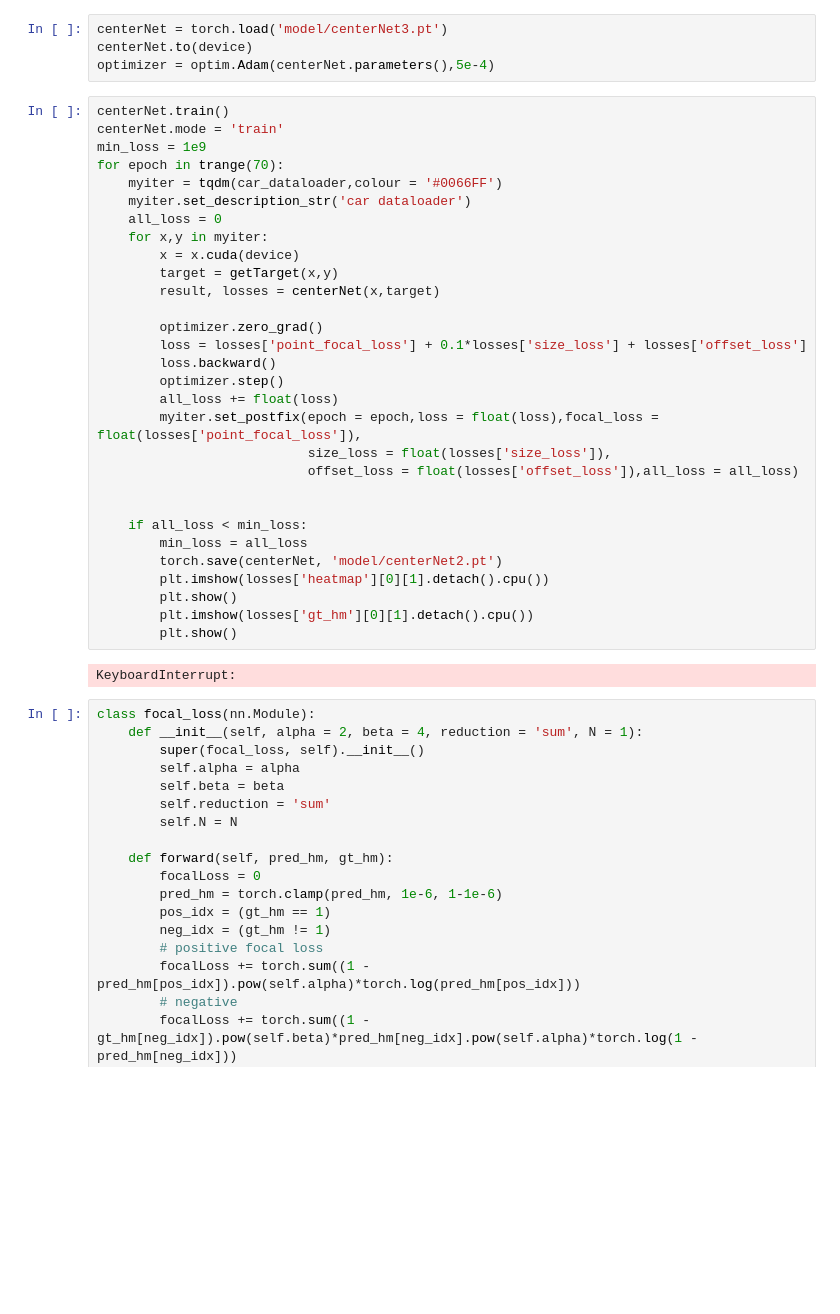
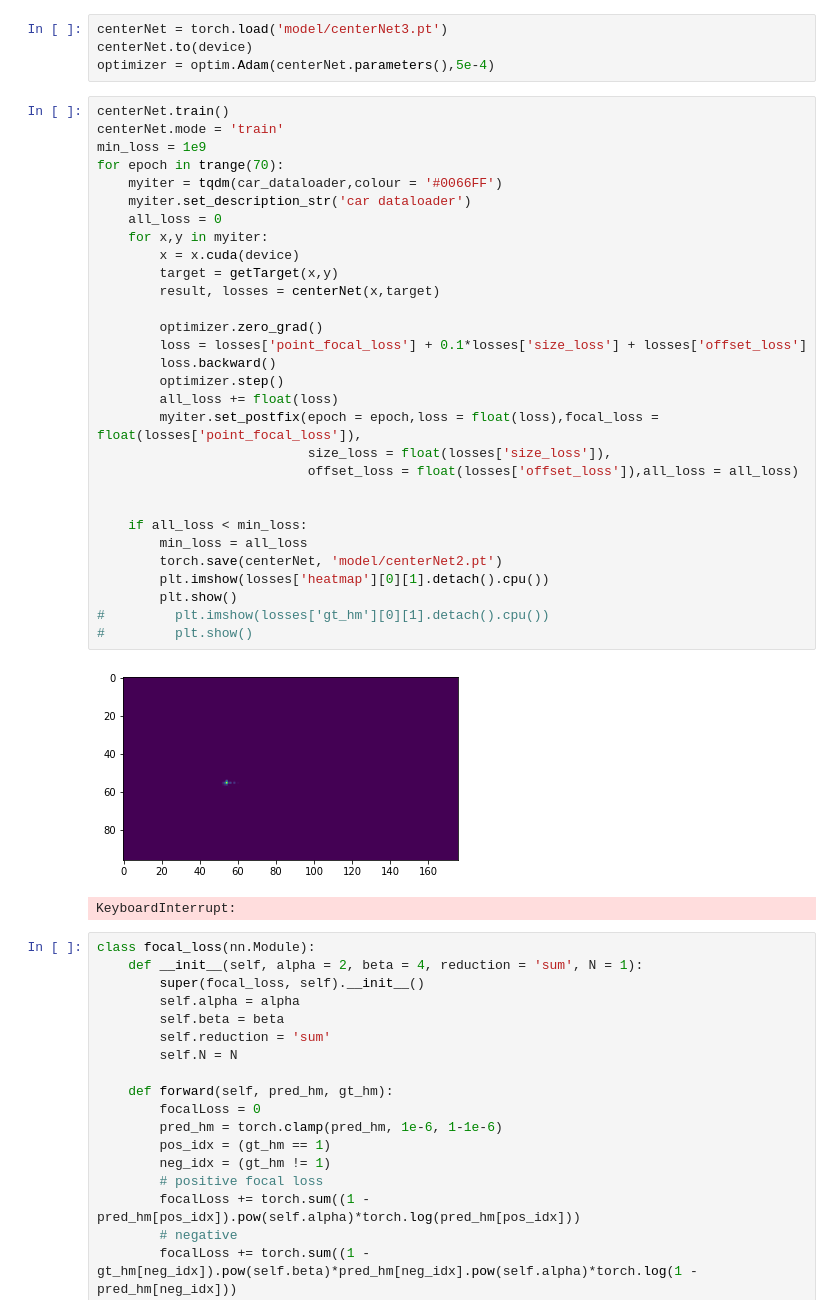
Before and after one commit to Gwanjyun/GwanjyunDeepLearning-2021Summer, a Jupyter notebook: Object Detection/CenterNet/train_car.ipynb, the cells around one changed output. Saved outputs shown, nothing was run; the diff lists cells and outputs as text; blank space fills up the shorter version.

```diff
--- a/Object Detection/CenterNet/train_car.ipynb
+++ b/Object Detection/CenterNet/train_car.ipynb
@@ -145,34 +145,35 @@ optimizer = optim.Adam(centerNet.parameters(),5e-4)
 # %%
 centerNet.train()
 centerNet.mode = 'train'
 min_loss = 1e9
 for epoch in trange(70):
     myiter = tqdm(car_dataloader,colour = '#0066FF')
     myiter.set_description_str('car dataloader')
     all_loss = 0
     for x,y in myiter:
         x = x.cuda(device)
         target = getTarget(x,y)
         result, losses = centerNet(x,target)
 
         optimizer.zero_grad()
         loss = losses['point_focal_loss'] + 0.1*losses['size_loss'] + losses['offset_loss']
         loss.backward()
         optimizer.step()
         all_loss += float(loss)
         myiter.set_postfix(epoch = epoch,loss = float(loss),focal_loss = float(losses['point_focal_loss']),
                            size_loss = float(losses['size_loss']),
                            offset_loss = float(losses['offset_loss']),all_loss = all_loss)
 
 
     if all_loss < min_loss:
         min_loss = all_loss
         torch.save(centerNet, 'model/centerNet2.pt')
         plt.imshow(losses['heatmap'][0][1].detach().cpu())
         plt.show()
-        plt.imshow(losses['gt_hm'][0][1].detach().cpu())
-        plt.show()
+#         plt.imshow(losses['gt_hm'][0][1].detach().cpu())
+#         plt.show()
 # %% [output]
+[figure, added]
 KeyboardInterrupt:
 # %%
 class focal_loss(nn.Module):
```
Also changed, not shown: parts of 19 cells of this notebook, 1 other file.
